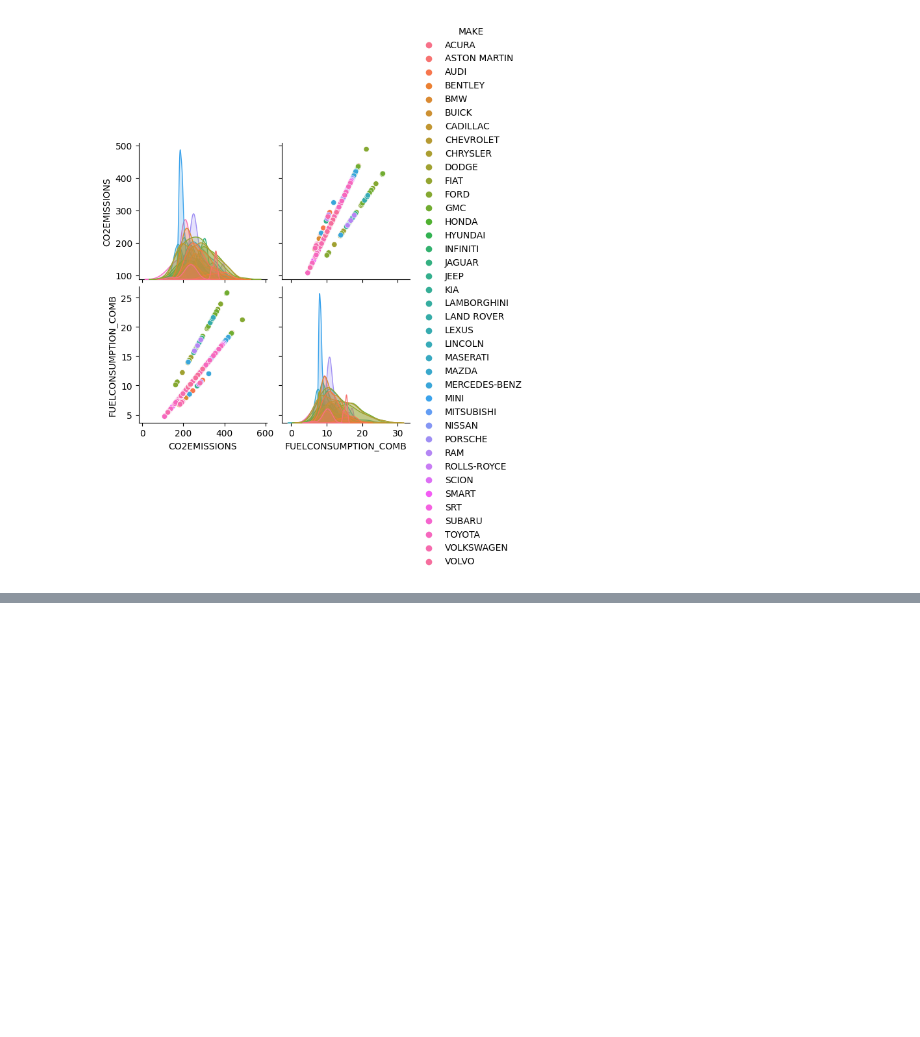
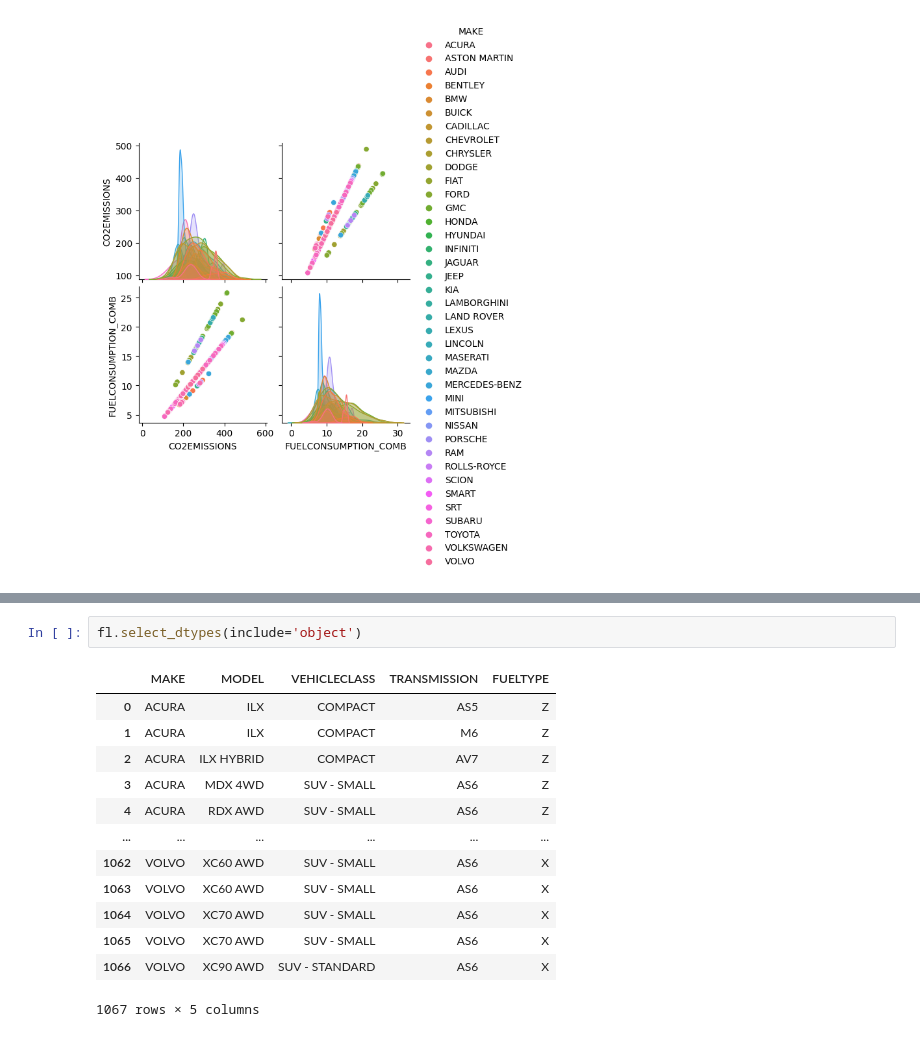
Before and after one commit to juneedpk/vscode-jupyter, a Jupyter notebook: fuel_eda.ipynb, the cells around one changed output, grey strips where cells are left out. Cells and saved outputs as stored; diff of their text form; blank space fills up the shorter version.

```diff
--- a/fuel_eda.ipynb
+++ b/fuel_eda.ipynb
@@ -83,0 +84,16 @@ fig = sns.kdeplot(fl['FUELCONSUMPTION_CITY'], color="b")
+# %%
+fl.select_dtypes(include='object')
+# %% [output]
+|  | MAKE | MODEL | VEHICLECLASS | TRANSMISSION | FUELTYPE |
+| 0 | ACURA | ILX | COMPACT | AS5 | Z |
+| 1 | ACURA | ILX | COMPACT | M6 | Z |
+| 2 | ACURA | ILX HYBRID | COMPACT | AV7 | Z |
+| 3 | ACURA | MDX 4WD | SUV - SMALL | AS6 | Z |
+| 4 | ACURA | RDX AWD | SUV - SMALL | AS6 | Z |
+| ... | ... | ... | ... | ... | ... |
+| 1062 | VOLVO | XC60 AWD | SUV - SMALL | AS6 | X |
+| 1063 | VOLVO | XC60 AWD | SUV - SMALL | AS6 | X |
+| 1064 | VOLVO | XC70 AWD | SUV - SMALL | AS6 | X |
+| 1065 | VOLVO | XC70 AWD | SUV - SMALL | AS6 | X |
+| 1066 | VOLVO | XC90 AWD | SUV - STANDARD | AS6 | X |
+1067 rows × 5 columns
```
Also changed, not shown: parts of 3 cells of this notebook.
